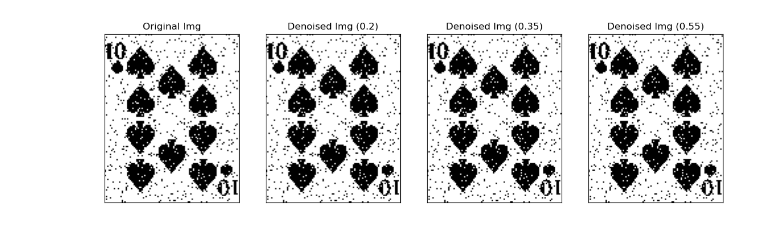
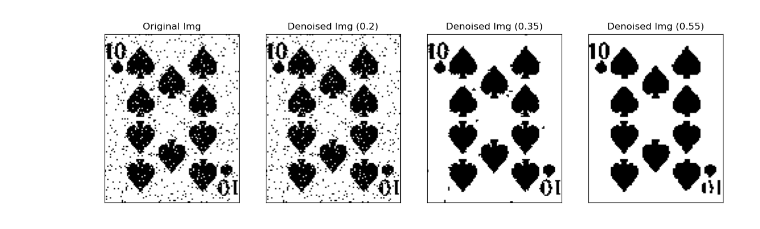
Before and after one commit to Patschwemm/CV_Course, a Jupyter notebook: Sheet05/sheet05.ipynb, the cells around one changed output. Drawn from its saved outputs; the diff is of its cells as text; code cells hidden in the pictures.

```diff
--- a/Sheet05/sheet05.ipynb
+++ b/Sheet05/sheet05.ipynb
@@ -10,44 +14,47 @@ def question_3(img, rho=0.7, pairwise_cost_same=0.005, pairwise_cost_diff=0.2):
     g = maxflow.Graph[float]()
 
     # 2) Add pixels as nodes
+    nodeids = g.add_grid_nodes(img.shape)
 
     # 3) Compute Unary cost
+    rho = 0.7
+    zcost = -np.log(rho**img * (1-rho)**(1-img))
+    g.add_grid_edges(nodeids, pairwise_cost_diff)
 
     # 4) Add terminal edges
+    g.add_grid_tedges(nodeids, img, 1-img)
 
-    # 5) Add Node edges
-    # Vertical Edges
-
-    # Horizontal edges
-    # (Keep in mind the structure of neighbourhood and set the weights according to the pairwise potential)
 
     # 6) Maxflow
     g.maxflow()
 
-    # Do not use the close button on image window to close, instead press enter (or any other key) to close windows.
-    return img
-    # cv2.imshow('Original Img', img)
-    # cv2.imshow('Denoised Img', denoised_img), cv2.waitKey(0), cv2.destroyAllWindows()
+    sgm = g.get_grid_segments(nodeids)
+    img2 = np.int_(np.logical_not(sgm))
+
+    return img2
 
 _, ax = plt.subplots(1, 4, figsize=(14, 8))
 img = cv2.imread('./images/noise.png', cv2.IMREAD_GRAYSCALE)
+
+# question_3(img, rho=0.7, pairwise_cost_same=0.005, pairwise_cost_diff=0.2)
+
 ax[0].set_title("Original Img")
 ax[0].imshow(img, norm=None, cmap="gray")
 ax[0].set_xticks([])
 ax[0].set_yticks([])
 
 pairwise_cost_diffs = [0.2,0.35,0.55]
 
 i = 1
 for pairwise_cost_diff in pairwise_cost_diffs:
     img = question_3(img, rho=0.7, pairwise_cost_same=0.005, pairwise_cost_diff=pairwise_cost_diff)
     ax[i].set_title("Denoised Img ("+str(pairwise_cost_diff)+")")
     ax[i].imshow(img, norm=None, cmap="gray")
     ax[i].set_xticks([])
     ax[i].set_yticks([])
     i+=1
 # %% [output]
-[figure, old version]
+[figure, new version]
 # %%
 def question_4(img, rho=0.05):
     labels = np.unique(img).tolist()
```
Also changed, not shown: parts of 1 cell of this notebook.
